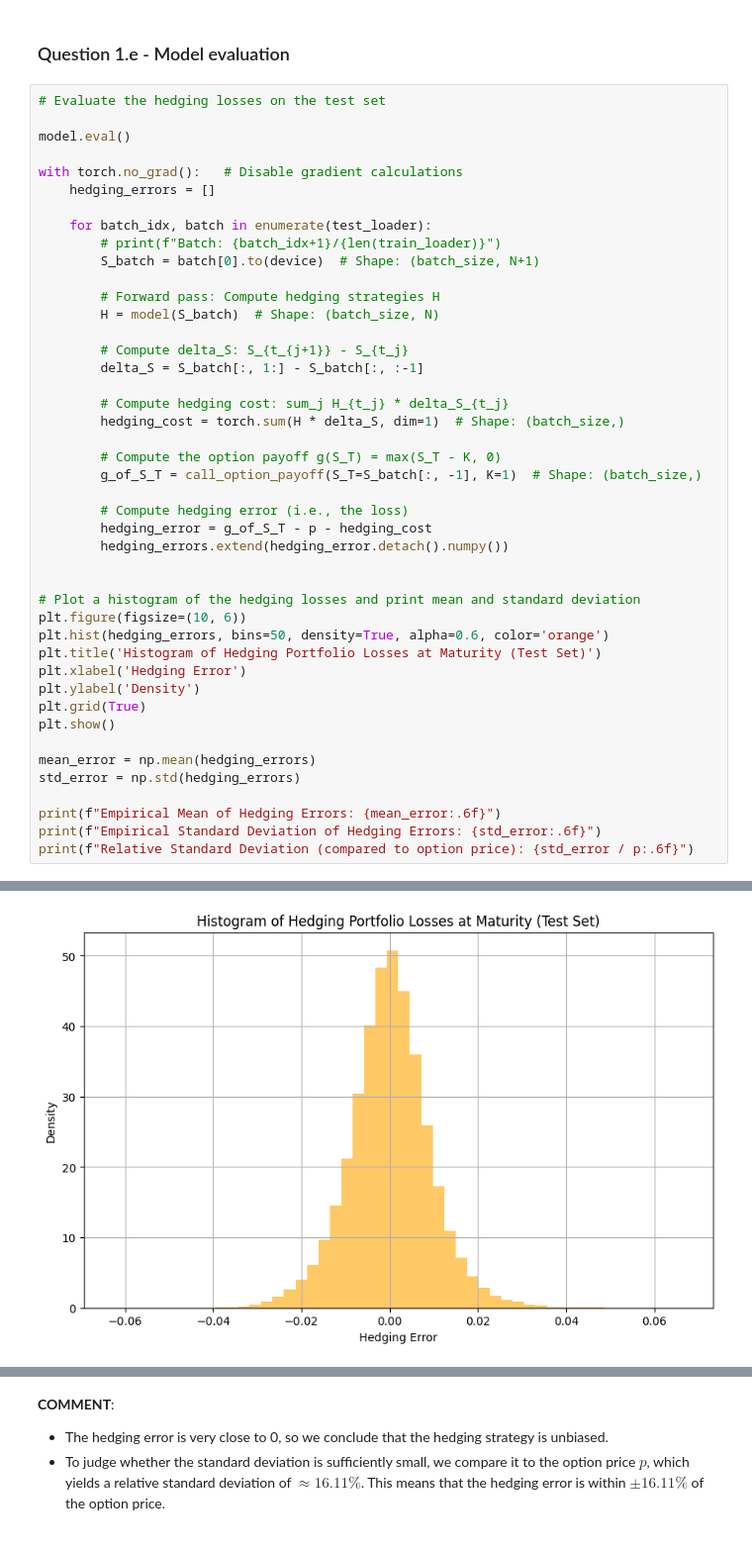
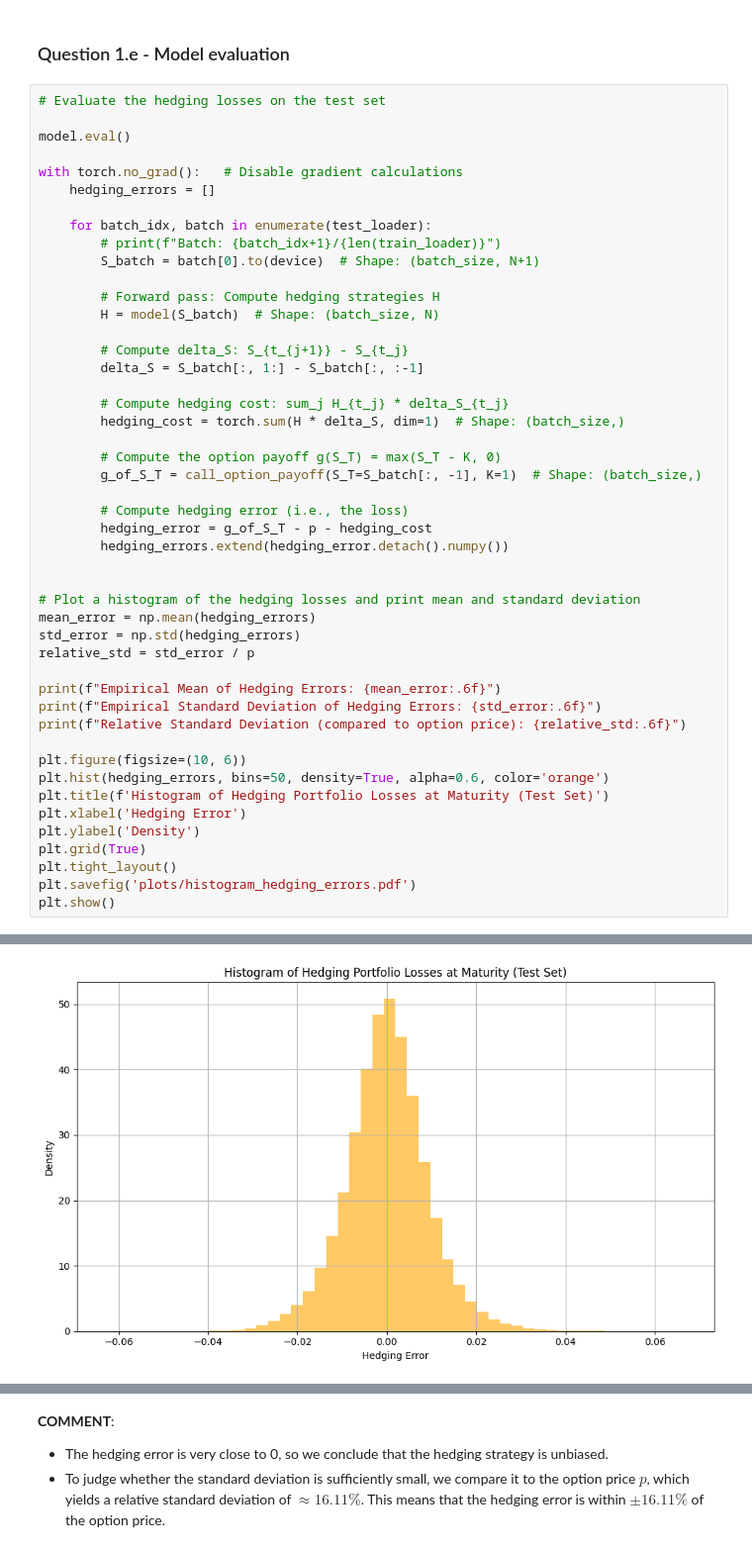
Before and after one commit to RamonKaspar/ML-in-Finance-and-Insurance, a Jupyter notebook: 03_Deep-Hedging/main.ipynb, the cells around one changed output, grey strips where cells are left out. Shown at 99% size. Saved outputs shown, nothing was run; the diff lists cells and outputs as text.

Commit message:
Add plots

```diff
--- a/03_Deep-Hedging/main.ipynb
+++ b/03_Deep-Hedging/main.ipynb
@@ -273,18 +275,21 @@ with torch.no_grad():   # Disable gradient calculations
 
 
 # Plot a histogram of the hedging losses and print mean and standard deviation
+mean_error = np.mean(hedging_errors)
+std_error = np.std(hedging_errors)
+relative_std = std_error / p
+
+print(f"Empirical Mean of Hedging Errors: {mean_error:.6f}")
+print(f"Empirical Standard Deviation of Hedging Errors: {std_error:.6f}")
+print(f"Relative Standard Deviation (compared to option price): {relative_std:.6f}")
+
 plt.figure(figsize=(10, 6))
 plt.hist(hedging_errors, bins=50, density=True, alpha=0.6, color='orange')
-plt.title('Histogram of Hedging Portfolio Losses at Maturity (Test Set)')
+plt.title(f'Histogram of Hedging Portfolio Losses at Maturity (Test Set)')
 plt.xlabel('Hedging Error')
 plt.ylabel('Density')
 plt.grid(True)
+plt.tight_layout()
+plt.savefig('plots/histogram_hedging_errors.pdf')
 plt.show()
-
-mean_error = np.mean(hedging_errors)
-std_error = np.std(hedging_errors)
-
-print(f"Empirical Mean of Hedging Errors: {mean_error:.6f}")
-print(f"Empirical Standard Deviation of Hedging Errors: {std_error:.6f}")
-print(f"Relative Standard Deviation (compared to option price): {std_error / p:.6f}")
 # %% [output]
@@ -291 +299 @@ print(f"Relative Standard Deviation (compared to option price): {std_error / p:.
-[figure, old version]
+[figure, new version]
```
Also changed, not shown: parts of 2 cells of this notebook, 2 other files.
